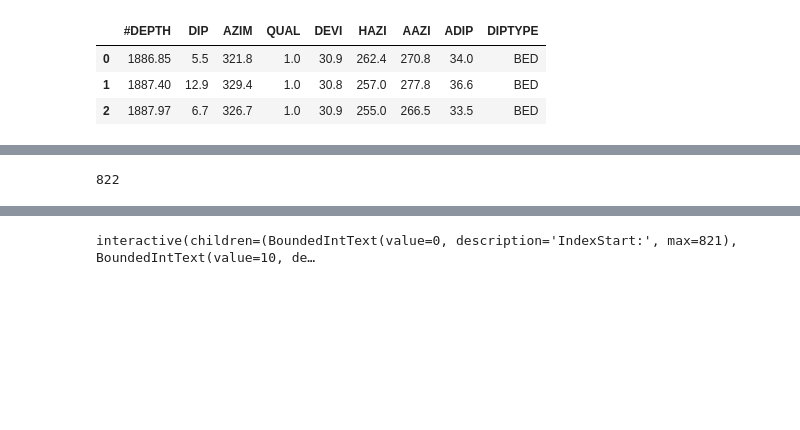
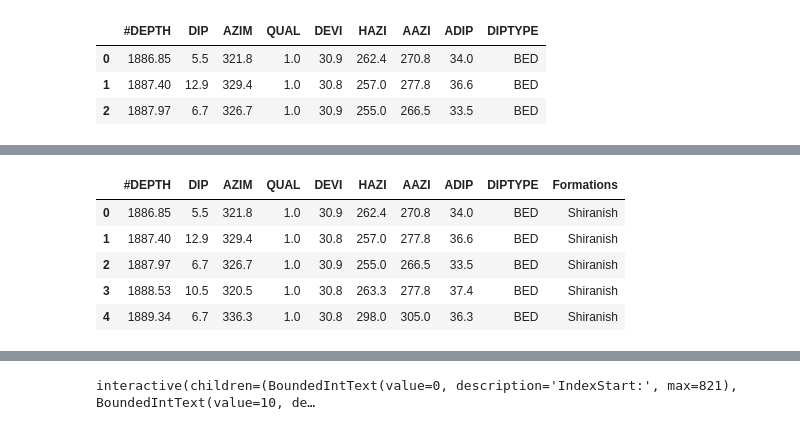
Before and after one commit to Zabamund/fracture-SFA, a Jupyter notebook: notebooks/SFA_Notebook.ipynb, the cells around one changed output, grey strips where cells are left out. Saved outputs shown, nothing was run; the diff lists cells and outputs as text; code cells hidden in the pictures; blank space fills up the shorter version.

Commit message:
corrected the formation attribution for the image data

```diff
--- a/notebooks/SFA_Notebook.ipynb
+++ b/notebooks/SFA_Notebook.ipynb
@@ -413,28 +413,24 @@ tops[6:10]
 # %%
-
-for image_depth in image_data.itertuples():
-    if image_depth[9] == 'FRACTURE':
-        frac_depth = image_depth[1]
-        for top in tops.itertuples():
-            if frac_depth < top[1]:
-                # get row above top
-                row_above = tops[top[0] - 1:top[0]]
-                formation = row_above['Formations']
-                image_data['Formation'] = formation
-                break
+# image data per interval
+# add interval or formation to image_data
+for image in image_data.itertuples():
+    current_depth = image[1]
+    image_index = image[0]
+    for top in tops.itertuples():
+        current_top_depth = top[1]
+        if current_depth < current_top_depth:
+            # get rows
+            current_row = tops[top[0]:top[0]+1]
+            row_above = tops[top[0]-1:top[0]]
+            formation_name = row_above['Formations'].values[0]
+            image_data.loc[image_index:image_index+1,'Formations'] = formation_name
+            break
-# %%
-# fractures per interval
-# add interval or formation to image_data
-for image_depth in image_data.itertuples():
-    current_depth = image_depth[1]
-    for top in tops.itertuples():
-        if current_depth < top[1]:
-            # get row above
-            row_above = tops[top[0] - 1:top[0]]
-            formation = row_above['Formations']
-            image_data['Formation'] = formation.values[0]
-            break
-# %%
-image_data.shape[0]
-# %% [output]
-822
+# %%
+image_data.head()
+# %% [output]
+|  | #DEPTH | DIP | AZIM | QUAL | DEVI | HAZI | AAZI | ADIP | DIPTYPE | Formations |
+| 0 | 1886.85 | 5.5 | 321.8 | 1.0 | 30.9 | 262.4 | 270.8 | 34.0 | BED | Shiranish |
+| 1 | 1887.40 | 12.9 | 329.4 | 1.0 | 30.8 | 257.0 | 277.8 | 36.6 | BED | Shiranish |
+| 2 | 1887.97 | 6.7 | 326.7 | 1.0 | 30.9 | 255.0 | 266.5 | 33.5 | BED | Shiranish |
+| 3 | 1888.53 | 10.5 | 320.5 | 1.0 | 30.8 | 263.3 | 277.8 | 37.4 | BED | Shiranish |
+| 4 | 1889.34 | 6.7 | 336.3 | 1.0 | 30.8 | 298.0 | 305.0 | 36.3 | BED | Shiranish |
```
Also changed, not shown: parts of 7 cells of this notebook.
